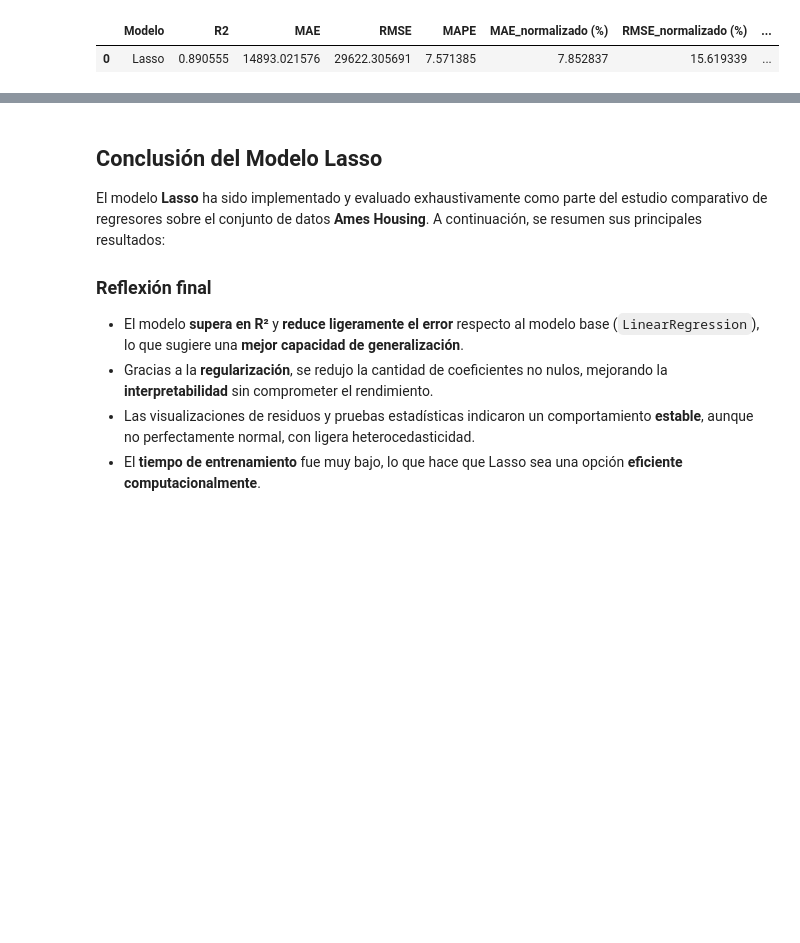
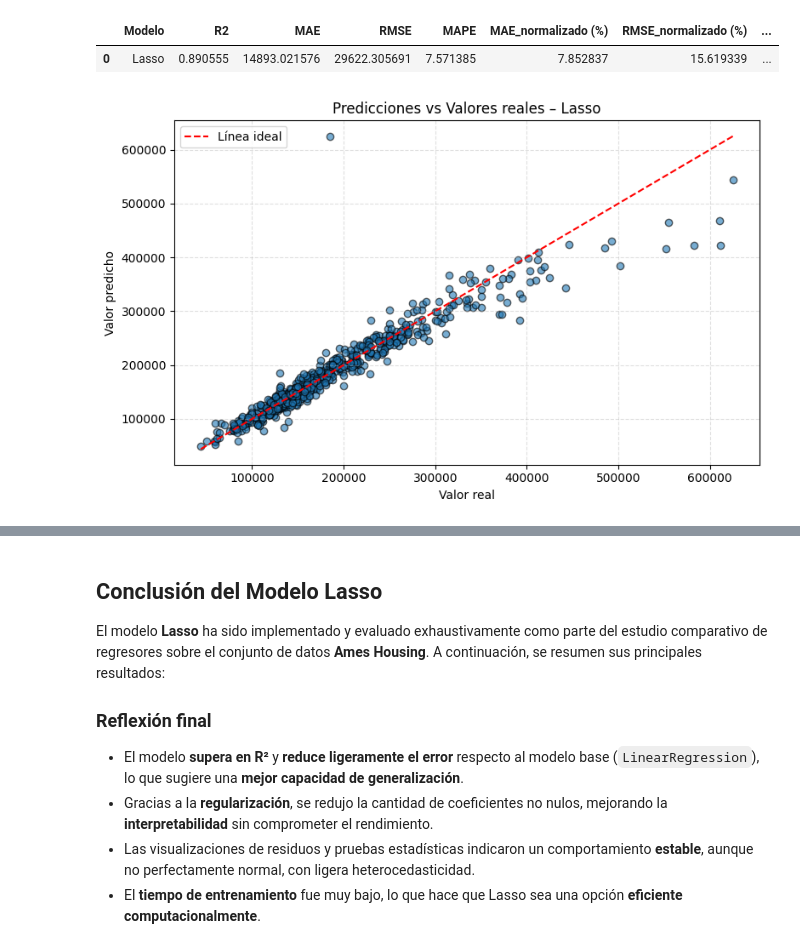
Before and after one commit to johanstevenbejarano/Teoria-de-Aprendizaje-Maquina, a Jupyter notebook: Parcial_1_TAM_2025-1/notebooks/Lasso.ipynb, the cells around one changed output, grey strips where cells are left out. Saved outputs shown, nothing was run; the diff lists cells and outputs as text; code cells hidden in the pictures; blank space fills up the shorter version.

```diff
--- a/Parcial_1_TAM_2025-1/notebooks/Lasso.ipynb
+++ b/Parcial_1_TAM_2025-1/notebooks/Lasso.ipynb
@@ -861,3 +869,25 @@ display(df_resumen_lasso)
 # %% [output]
 |  | Modelo | R2 | MAE | RMSE | MAPE | MAE_normalizado (%) | RMSE_normalizado (%) | ... |
 | 0 | Lasso | 0.890555 | 14893.021576 | 29622.305691 | 7.571385 | 7.852837 | 15.619339 | ... |
+# %%
+# === Predicción y transformación inversa ===
+y_pred_log_lasso = modelo_lasso.predict(X_test_scaled)
+y_pred_lasso = np.expm1(y_pred_log_lasso)  # Volver a escala original
+
+# === Gráfico comparativo ===
+plt.figure(figsize=(8, 5))
+plt.scatter(y_test, y_pred_lasso, alpha=0.6, edgecolors='k')
+plt.plot([y_test.min(), y_test.max()], [y_test.min(), y_test.max()], color='red', linestyle='--', label="Línea ideal")
+plt.xlabel("Valor real")
+plt.ylabel("Valor predicho")
+plt.title("Predicciones vs Valores reales – Lasso")
+plt.grid(True, linestyle='--', alpha=0.4)
+plt.legend()
+plt.tight_layout()
+
+# Guardar la figura
+os.makedirs("figuras", exist_ok=True)
+plt.savefig("figuras/predicho_vs_real_lasso.png", dpi=300)
+plt.show()
+# %% [output]
+[figure, added]
```
Also changed, not shown: parts of 13 cells of this notebook.
